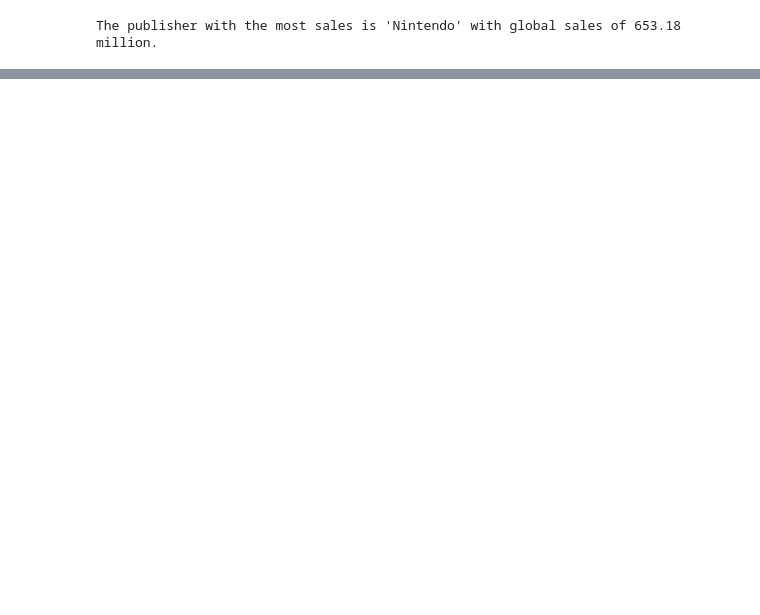
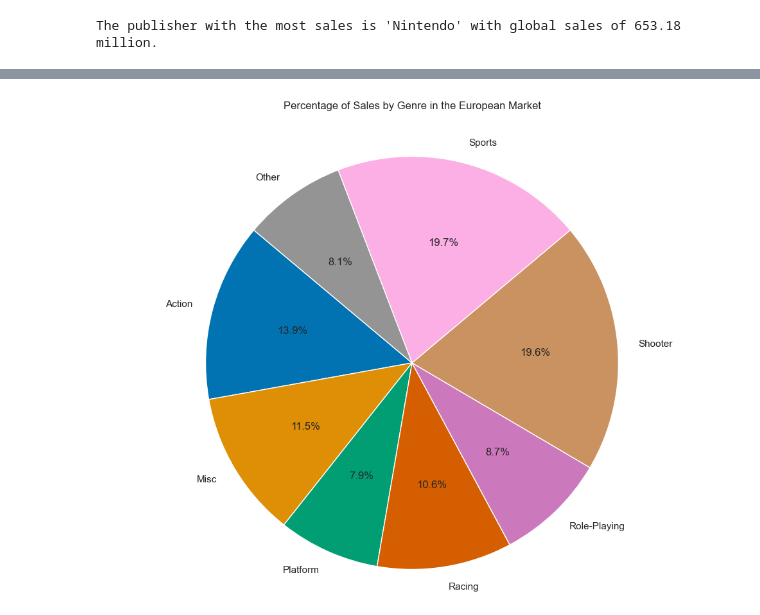
Before and after one commit to nyiakkih/Techdegree-Project-6, a Jupyter notebook: GraphingVideoGameSales.ipynb, the cells around one changed output, grey strips where cells are left out. Saved outputs shown, nothing was run; the diff lists cells and outputs as text; code cells hidden in the pictures; blank space fills up the shorter version.

```diff
--- a/GraphingVideoGameSales.ipynb
+++ b/GraphingVideoGameSales.ipynb
@@ -83,0 +124,20 @@ plt.show()
+# %%
+genre_sales_eu = df.groupby('Genre')['EU_Sales'].sum()
+
+threshold = 0.06 * genre_sales_eu.sum()
+other_genres = genre_sales_eu[genre_sales_eu < threshold]
+other_sales = other_genres.sum()
+genre_sales_eu = genre_sales_eu[genre_sales_eu >= threshold]
+genre_sales_eu['Other'] = other_sales
+
+colors = sns.color_palette("colorblind")
+
+plt.figure(figsize=(10, 8))
+plt.pie(genre_sales_eu, labels=genre_sales_eu.index, autopct='%1.1f%%', startangle=140, colors=colors)
+plt.title('Percentage of Sales by Genre in the European Market', loc='center', pad=30)
+plt.axis('equal')
+plt.tight_layout()
+
+plt.show()
+# %% [output]
+[figure, added]
```
Also changed, not shown: parts of 21 cells of this notebook.
